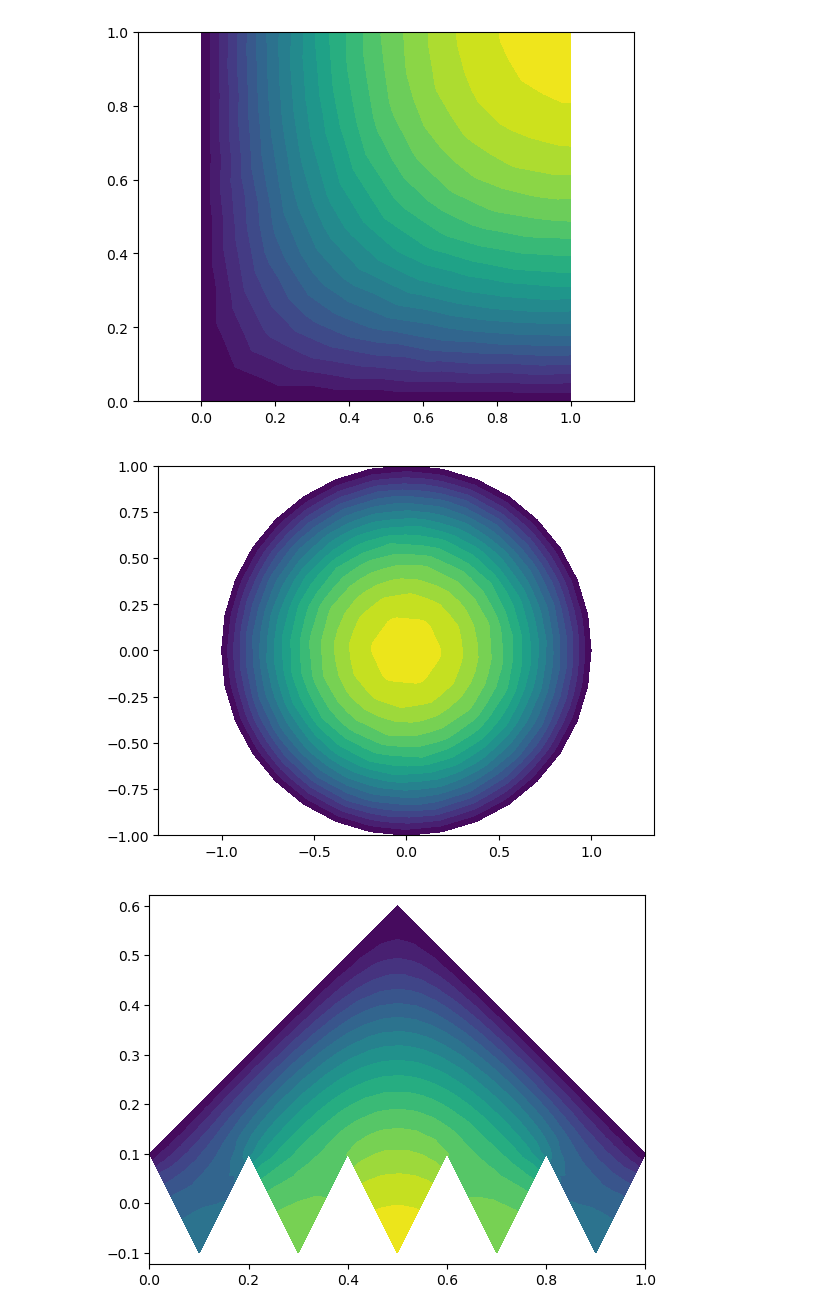
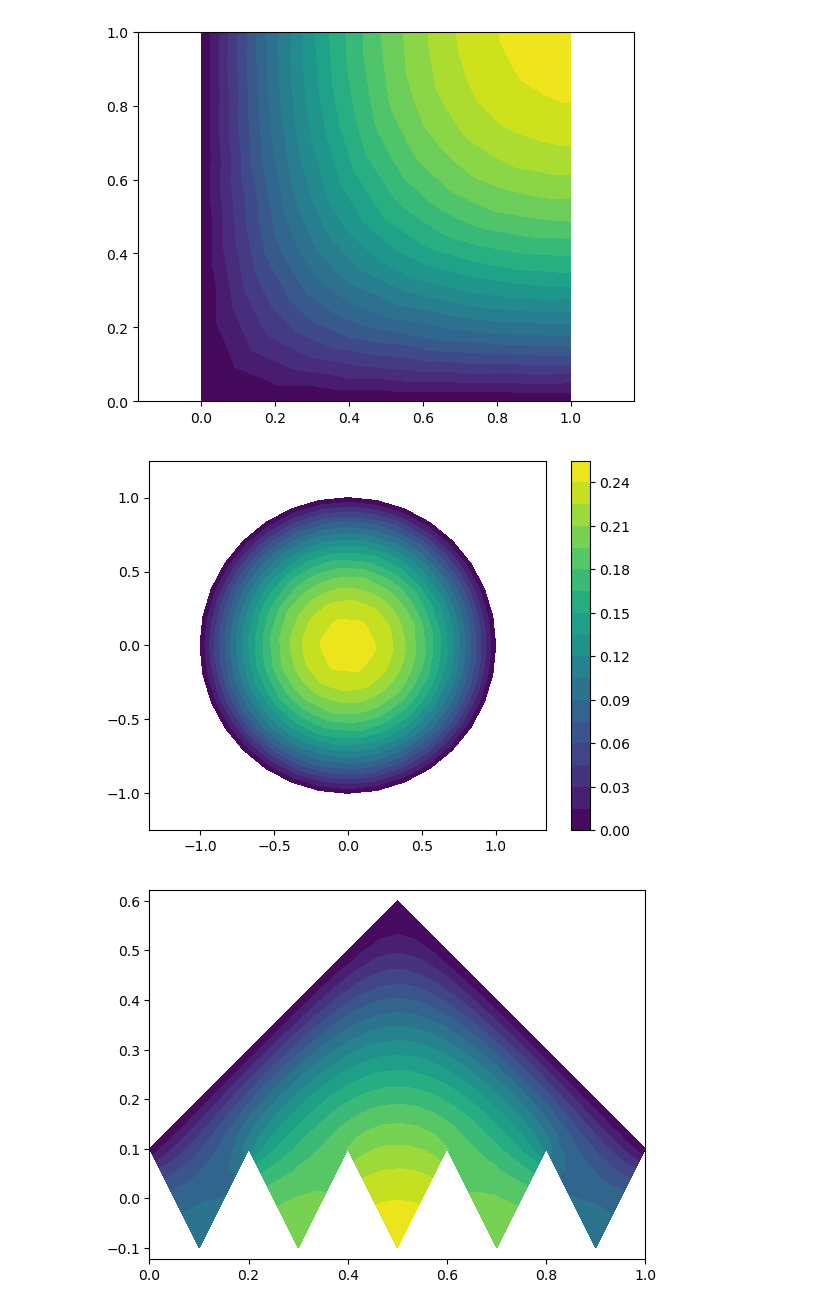
Before and after one commit to aledha/math228b, a Jupyter notebook: Problem sets/PS4/ps4.ipynb, the cells around one changed output. Saved outputs shown, nothing was run; the diff lists cells and outputs as text; code cells hidden in the pictures.

```diff
--- a/Problem sets/PS4/ps4.ipynb
+++ b/Problem sets/PS4/ps4.ipynb
@@ -254,13 +254,14 @@ gcf()
 # %%
 # Circle, all Dirichlet
 n = 32; phi = 2pi*(0:n)/n
 pv = [cos.(phi)  sin.(phi)]
 p, t, e = pmesh(pv, 2pi/n, 0)
 u = fempoi(p, t, e)
 tplot(p, t, u)
+colorbar()
 gcf()
 # %% [output]
-[figure, old version]
+[figure, new version]
 # %%
 # Generic polygon geometry, mixed Dirichlet/Neumann
 x = 0:.1:1
```
Also changed, not shown: parts of 1 cell of this notebook.
